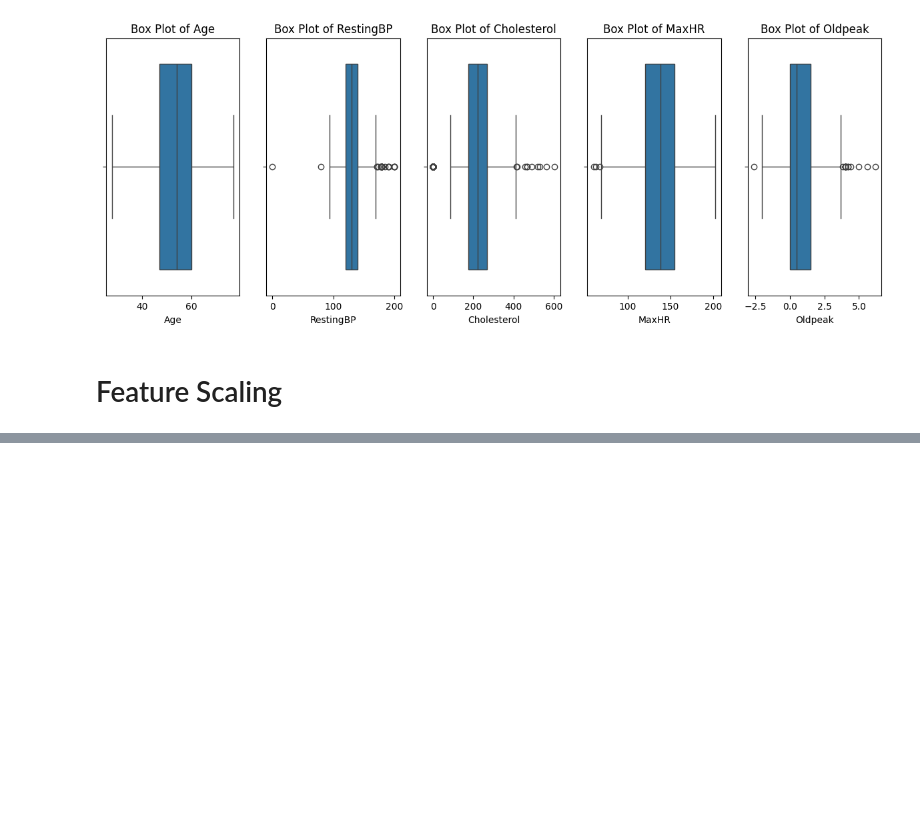
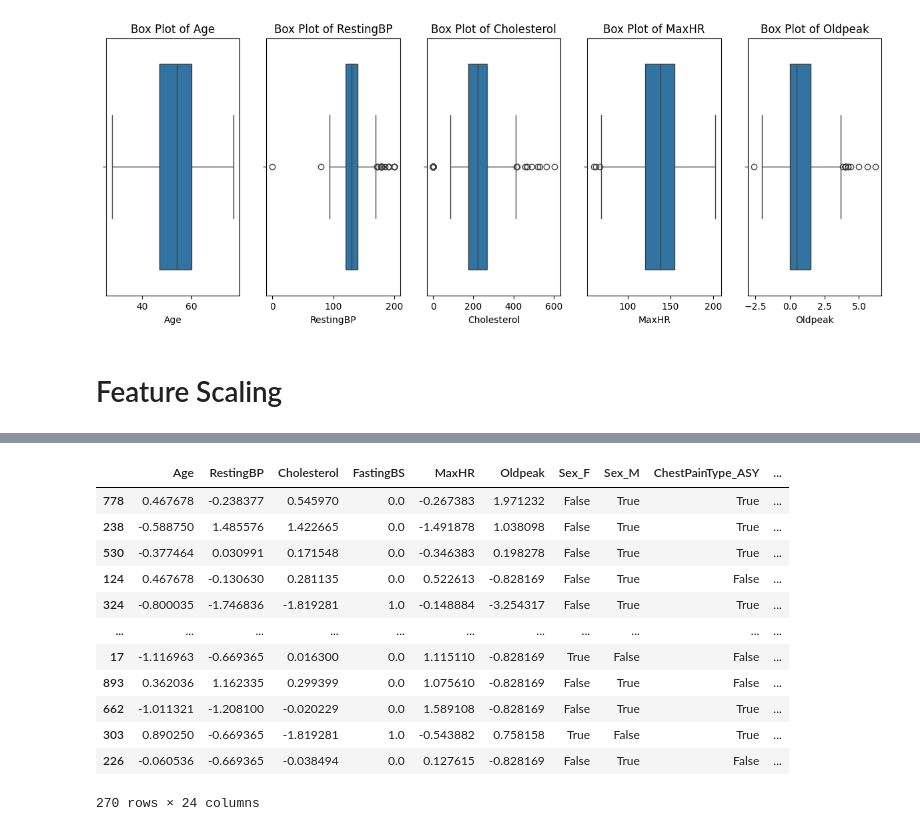
Before and after one commit to WanJing923/ML_code, a Jupyter notebook: code.ipynb, the cells around one changed output, grey strips where cells are left out. Drawn from its saved outputs; the diff is of its cells as text; code cells hidden in the pictures; blank space fills up the shorter version.

```diff
--- a/code.ipynb
+++ b/code.ipynb
@@ -335,0 +368,16 @@ print(dataset.head())
+# %%
+x_test
+# %% [output]
+|  | Age | RestingBP | Cholesterol | FastingBS | MaxHR | Oldpeak | Sex_F | Sex_M | ChestPainType_ASY | ... |
+| 778 | 0.467678 | -0.238377 | 0.545970 | 0.0 | -0.267383 | 1.971232 | False | True | True | ... |
+| 238 | -0.588750 | 1.485576 | 1.422665 | 0.0 | -1.491878 | 1.038098 | False | True | True | ... |
+| 530 | -0.377464 | 0.030991 | 0.171548 | 0.0 | -0.346383 | 0.198278 | False | True | True | ... |
+| 124 | 0.467678 | -0.130630 | 0.281135 | 0.0 | 0.522613 | -0.828169 | False | True | False | ... |
+| 324 | -0.800035 | -1.746836 | -1.819281 | 1.0 | -0.148884 | -3.254317 | False | True | True | ... |
+| ... | ... | ... | ... | ... | ... | ... | ... | ... | ... | ... |
+| 17 | -1.116963 | -0.669365 | 0.016300 | 0.0 | 1.115110 | -0.828169 | True | False | False | ... |
+| 893 | 0.362036 | 1.162335 | 0.299399 | 0.0 | 1.075610 | -0.828169 | False | True | False | ... |
+| 662 | -1.011321 | -1.208100 | -0.020229 | 0.0 | 1.589108 | -0.828169 | False | True | True | ... |
+| 303 | 0.890250 | -0.669365 | -1.819281 | 1.0 | -0.543882 | 0.758158 | True | False | True | ... |
+| 226 | -0.060536 | -0.669365 | -0.038494 | 0.0 | 0.127615 | -0.828169 | False | True | False | ... |
+270 rows × 24 columns
```
Also changed, not shown: parts of 11 cells of this notebook.
